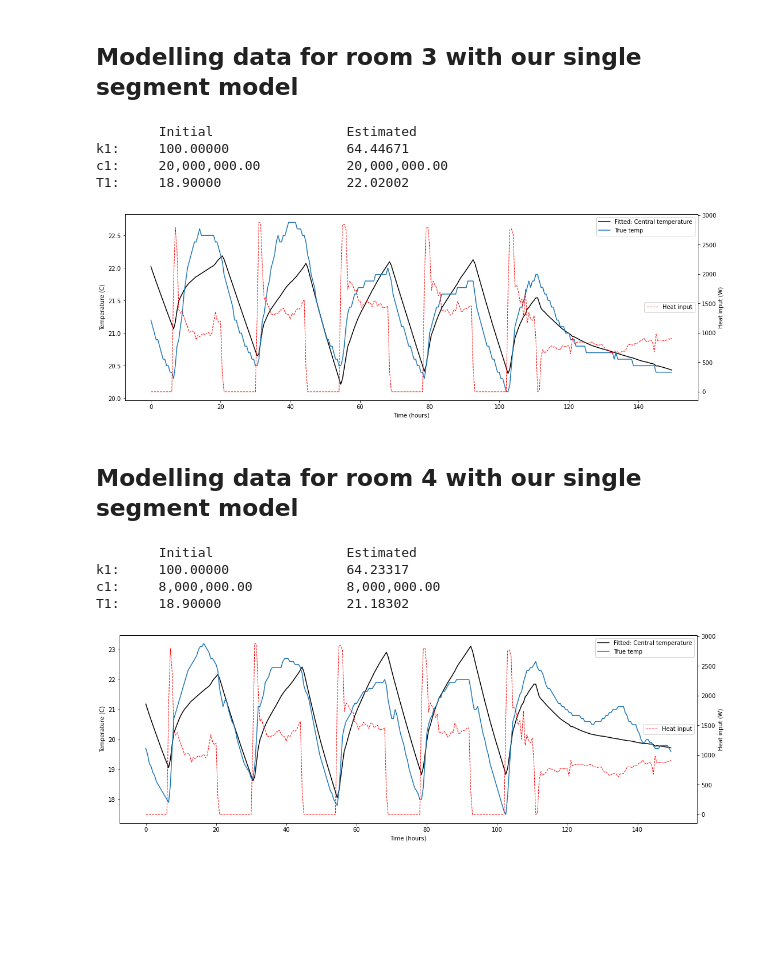
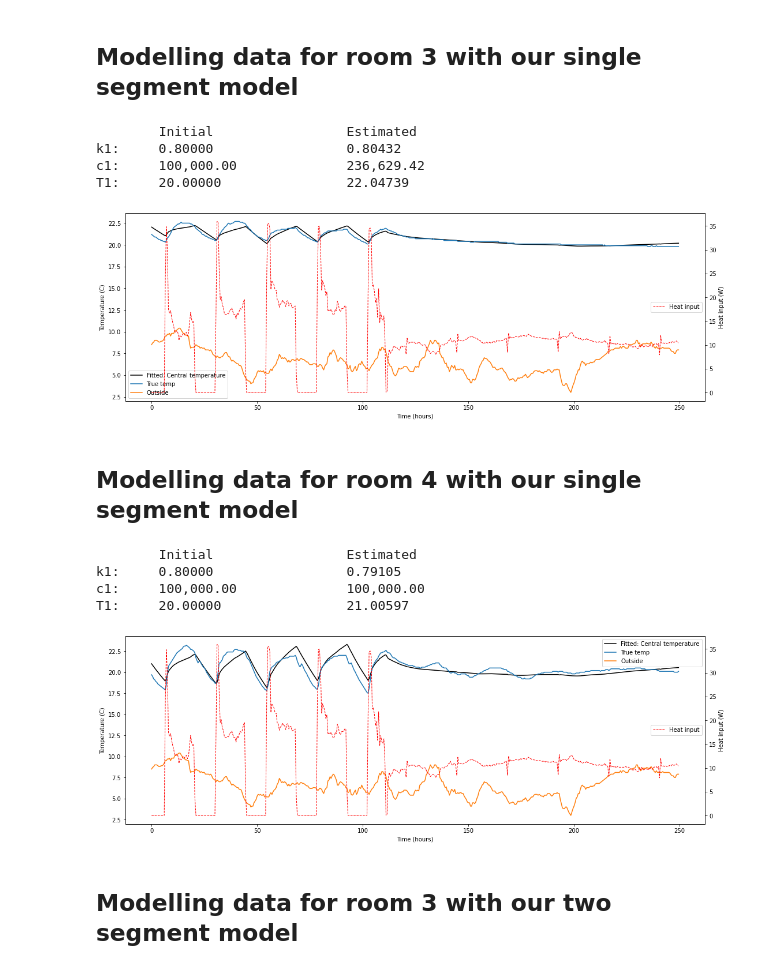
Before and after one commit to harry-rendell/building_simulation, a Jupyter notebook: parsing_stoke.ipynb, the cells around one changed output. Cells and saved outputs as stored; diff of their text form; code cells hidden in the pictures; blank space fills up the shorter version.

```diff
--- a/parsing_stoke.ipynb
+++ b/parsing_stoke.ipynb
@@ -110,8 +93,2 @@ times, Ts_true, Q_in, T_out = df[['timestamp','2N','gas','outside']].head(300).v
 times = (times-times[0])
-# %%
-# Initial guesses for scipy.optimize.minimize
-k0 = 100.0
-c0 = 2e7
-T0 = 18.9
-initial_params = np.array([k0, c0, T0])
 # %%
@@ -142,60 +119,51 @@ times, Ts_true, Q_in, T_out = df[['timestamp','3N','gas','outside']].head(300).v
 times = (times-times[0])
-# %%
-# Initial guesses for scipy.optimize.minimize
-k0 = 100.0
-c0 = 2e7
-T0 = 18.9
-initial_params = np.array([k0, c0, T0])
 # %%
-result = minimize(loss_single_seg, x0=initial_params, tol=1e-3, args=('mse', times, Ts_true, T_out, Q_in), bounds=((5e1,1e2),(1.5e7,2.5e7),(10,30)))
+result = minimize(loss_single_seg, x0=initial_params, tol=tolerance, args=('mse', times, Ts_true, T_out, Q_in), bounds=bounds)
 k_est, c_est, T_est = result['x']
-print('\tInitial\t\t\tEstimated\nk1:\t{:,.5f}\t\t{:,.5f}\nc1:\t{:,.2f}\t\t{:,.2f}\nT1:\t{:,.5f}\t\t{:,.5f}'.format(*np.ravel([initial_params,result['x']],'F')))
+print(results_str.format(*np.ravel([initial_params,result['x']],'F')))
 
 # Initialise class with system parameters
 sys_fit = model_ND('Fitted', k_est, c_est, T_est, T_out, Q_in)
-# Run simulation. This recreates simple_model.ipynb showing that our generalised model works.
+# Run simulation.
 Ts = sys_fit.run(times=times).flatten()
 
 fig, ax = sys_fit.plot()
 # sys_guess.plot(figax=figax, ls='-.');
 ax.plot(times/3600, Ts_true, label='True temp')
-# ax.plot(times/3600, T_out, label='Outside')
+ax.plot(times/3600, T_out, label='Outside')
 ax.legend();
 # %% [output]
         Initial                 Estimated
-k1:     100.00000               64.44671
-c1:     20,000,000.00           20,000,000.00
-T1:     18.90000                22.02002
+k1:     0.80000                 0.80432
+c1:     100,000.00              236,629.42
+T1:     20.00000                22.04739
-[figure, old version]
+[figure, new version]
 # %% [markdown]
 ## Modelling data for room 4 with our single segment model
 # %%
-times, Ts_true, Q_in, T_out = df[['timestamp','4N','gas','outside']].head(300).values.T
+times, Ts_true, Q_in, T_out = df[['timestamp','4N','gas','outside']].head(500).values.T
 times = (times-times[0])
-# %%
-# Initial guesses for scipy.optimize.minimize
-k0 = 100.0
-c0 = 0.8e7 # Minimizer isn't able to find that lower c is better for room 4. Have to change it manually.
-T0 = 18.9
-initial_params = np.array([k0, c0, T0])
 # %%
-result = minimize(loss_single_seg, x0=initial_params, tol=1e-3, args=('mse', times, Ts_true, T_out, Q_in), bounds=((5e1,2e2),(0.8e7,2e7),(10,30)))
+result = minimize(loss_single_seg, x0=initial_params, tol=tolerance, args=('mse', times, Ts_true, T_out, Q_in), bounds=bounds)
 k_est, c_est, T_est = result['x']
-print('\tInitial\t\t\tEstimated\nk1:\t{:,.5f}\t\t{:,.5f}\nc1:\t{:,.2f}\t\t{:,.2f}\nT1:\t{:,.5f}\t\t{:,.5f}'.format(*np.ravel([initial_params,result['x']],'F')))
+# k_est, c_est, T_est = k0, c0, T0
+print(results_str.format(*np.ravel([initial_params,result['x']],'F')))
 
 # Initialise class with system parameters
 sys_fit = model_ND('Fitted', k_est, c_est, T_est, T_out, Q_in)
-# Run simulation. This recreates simple_model.ipynb showing that our generalised model works.
+# Run simulation.
 Ts = sys_fit.run(times=times).flatten()
 
 fig, ax = sys_fit.plot()
 # sys_guess.plot(figax=figax, ls='-.');
 ax.plot(times/3600, Ts_true, label='True temp')
-# ax.plot(times/3600, T_out, label='Outside')
+ax.plot(times/3600, T_out, label='Outside')
 ax.legend();
 # %% [output]
         Initial                 Estimated
-k1:     100.00000               64.23317
-c1:     8,000,000.00            8,000,000.00
-T1:     18.90000                21.18302
+k1:     0.80000                 0.79105
+c1:     100,000.00              100,000.00
+T1:     20.00000                21.00597
-[figure, old version]
+[figure, new version]
+# %% [markdown]
+## Modelling data for room 3 with our two segment model
```
Also changed, not shown: parts of 17 cells of this notebook.
